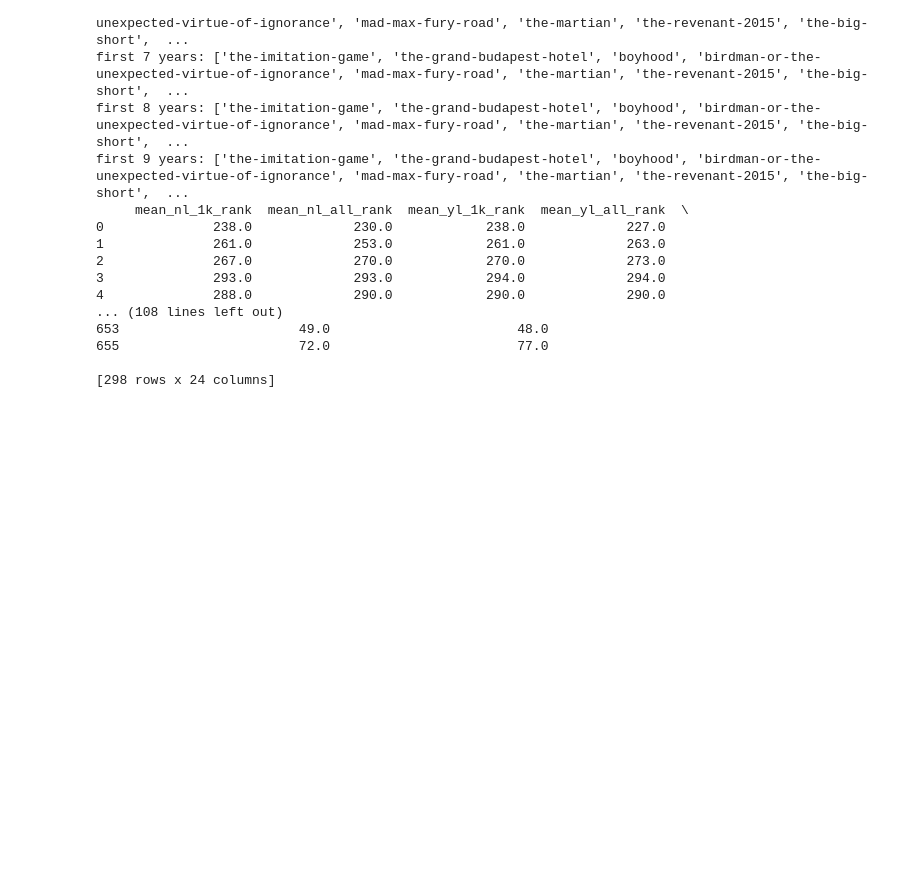
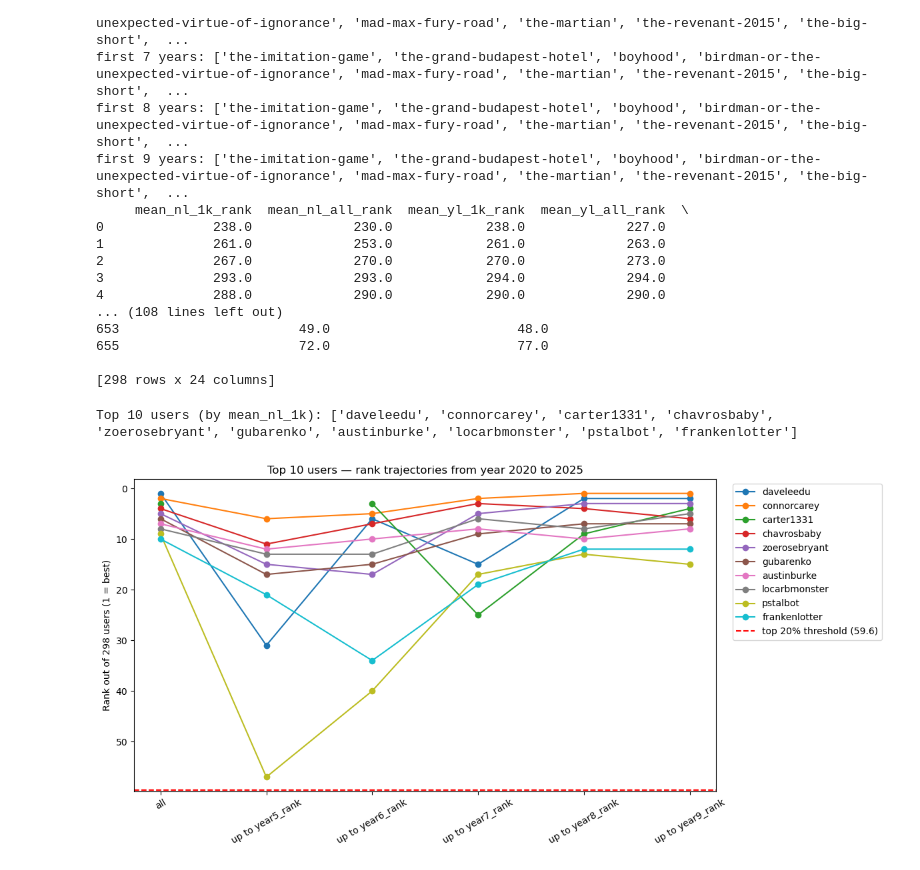
Before and after one commit to Erdos-Projects/fall-2025-predicting-movie-success, a Jupyter notebook: modified_data/connor_modified_data/z_scores/zscore_analysis_script.ipynb, the cells around one changed output. Drawn from its saved outputs; the diff is of its cells as text; code cells hidden in the pictures; blank space fills up the shorter version.

Commit message:
Increased cutoff threshold for dataset and added plot code

```diff
--- a/modified_data/connor_modified_data/z_scores/zscore_analysis_script.ipynb
+++ b/modified_data/connor_modified_data/z_scores/zscore_analysis_script.ipynb
@@ -95,3 +104,55 @@ first 9 years: ['the-imitation-game', 'the-grand-budapest-hotel', 'boyhood', 'bi
 655                       72.0                        77.0
 
 [298 rows x 24 columns]
+# %%
+# Plot the top-10 users by mean_nl_1k rank and show their rank trajectories across available rank columns
+# This cell depends on variables defined in the previous cell: dfc, rank_cols, top20_threshold
+
+# Determine top 10 users by the primary rank column if available
+if 'mean_nl_1k_rank' in dfc.columns:
+    top10_users = dfc.nsmallest(10, 'mean_nl_1k_rank')['username'].tolist()
+elif 'mean_nl_1k' in dfc.columns:
+    # fallback: compute ranks from mean_nl_1k (higher mean -> better rank)
+    dfc['_mean_nl_1k_rank_computed'] = dfc['mean_nl_1k'].rank(ascending=False)
+    top10_users = dfc.nsmallest(10, '_mean_nl_1k_rank_computed')['username'].tolist()
+    if '_mean_nl_1k_rank_computed' not in rank_cols:
+        rank_cols = ['_mean_nl_1k_rank_computed'] + rank_cols
+else:
+    top10_users = []
+
+print('Top 10 users (by mean_nl_1k):', top10_users)
+
+# Ensure we have at least one rank column to plot
+if not rank_cols:
+    # try to locate any columns that look like mean_nl_1k rank columns
+    rank_cols = [c for c in dfc.columns if c.startswith('mean_nl_1k') and c.endswith('_rank')]
+
+rank_cols = [c for c in rank_cols if c in dfc.columns]  # filter out missing ones
+if not rank_cols:
+    print('No rank columns found to plot.')
+else:
+    labels = [c.replace('mean_nl_1k_rank','all').replace('mean_nl_1k_uptoyear','up to year').replace('_mean_nl_1k_rank_computed','all_computed') for c in rank_cols]
+    x = np.arange(len(rank_cols))
+    fig, ax = plt.subplots(figsize=(12,6))
+    for u in top10_users:
+        row = dfc.loc[dfc['username'] == u]
+        if row.empty:
+            continue
+        # extract ranks for this user across the selected rank cols
+        ranks = row.iloc[0][rank_cols].astype(float).values
+        ax.plot(x, ranks, marker='o', label=u)
+    # horizontal line showing top-20% threshold
+    if 'top20_threshold' in globals():
+        ax.axhline(top20_threshold, color='red', linestyle='--', label=f'top 20% threshold ({top20_threshold:.1f})')
+    ax.set_xticks(x)
+    ax.set_xticklabels(labels, rotation=30)
+    ax.set_ylabel('Rank out of 298 users (1 = best)')
+    ax.set_title('Top 10 users — rank trajectories from year 2020 to 2025')
+    # invert y so rank 1 is at top (optional)
+    ax.invert_yaxis()
+    ax.legend(bbox_to_anchor=(1.02, 1), loc='upper left')
+    plt.tight_layout()
+    plt.show()
+# %% [output]
+Top 10 users (by mean_nl_1k): ['daveleedu', 'connorcarey', 'carter1331', 'chavrosbaby', 'zoerosebryant', 'gubarenko', 'austinburke', 'locarbmonster', 'pstalbot', 'frankenlotter']
+[figure, added]
```
Also changed, not shown: parts of 1 cell of this notebook, 1 other file.
